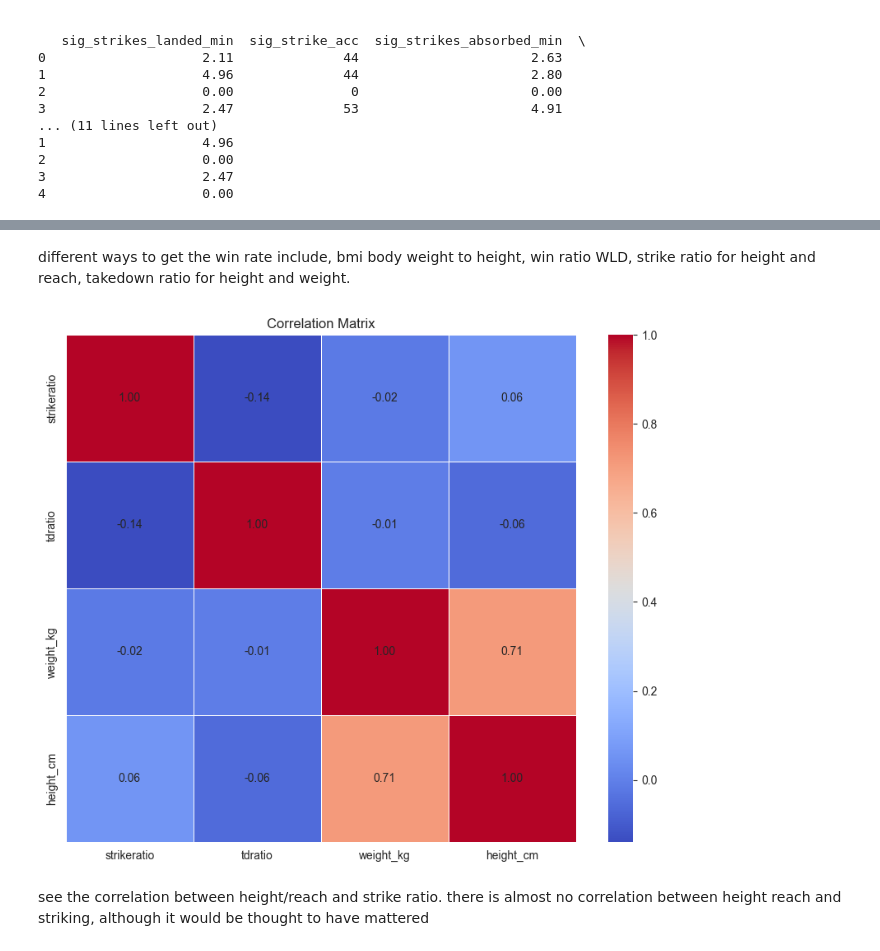
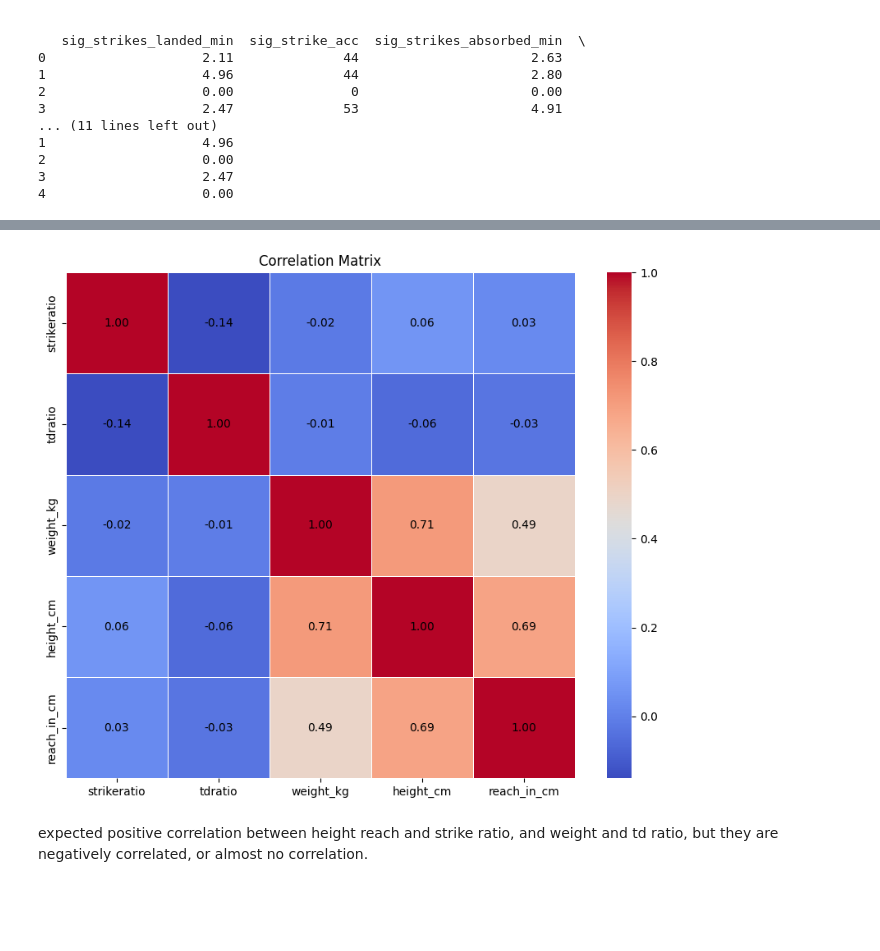
Before and after one commit to ImtiazAli1/INM701, a Jupyter notebook: cw.ipynb, the cells around one changed output, grey strips where cells are left out. Drawn from its saved outputs; the diff is of its cells as text; code cells hidden in the pictures; blank space fills up the shorter version.

```diff
--- a/cw.ipynb
+++ b/cw.ipynb
@@ -275,36 +249,32 @@ Uses a tree-like model to predict continuous values.
-# %% [markdown]
-different ways to get the win rate include, bmi body weight to height, win ratio WLD, strike ratio for height and reach, takedown ratio for height and weight.
 # %%
 import matplotlib.pyplot as plt
 import pandas as pd
 import os
 import seaborn as sns
 from datetime import datetime
 
 path = "."
 
 filename_read = os.path.join(path, "newufc.csv")
 df = pd.read_csv(filename_read, na_values=['NA', '?'])
 
 # Calculate strike ratio
 df['strikeratio'] = df['sig_strikes_landed_min'] / df['sig_strike_def']
 df['tdratio'] = df['avg_takedowns_landed_15_min'] / df['takedown_def']
 
 #Display the correlation matrix
-corr_matrix = df[['strikeratio', 'tdratio', 'weight_kg', 'height_cm']].corr()
+corr_matrix = df[['strikeratio', 'tdratio', 'weight_kg', 'height_cm','reach_in_cm']].corr()
 
 # Plot the correlation matrix using a heatmap
 plt.figure(figsize=(10, 8))
 sns.heatmap(corr_matrix, cmap='coolwarm', fmt='.2f', linewidths=.5)
 plt.title('Correlation Matrix')
 
 # Manually add annotations
 for i in range(len(corr_matrix)):
     for j in range(len(corr_matrix.columns)):
         plt.text(j + 0.5, i + 0.5, f"{corr_matrix.iloc[i, j]:.2f}", ha='center', va='center', fontsize=10)
 
 plt.show()
 # %% [output]
-[figure, old version]
+[figure, new version]
-# %% [markdown]
-see the correlation between height/reach and strike ratio. there is almost no correlation between height reach and striking, although it would be thought to have mattered
@@ -318,0 +281,2 @@ find scatter plot between reach + height weight and strike landed + takedown lan
+# %% [markdown]
+expected positive correlation between height reach and strike ratio, and weight and td ratio, but they are negatively correlated, or almost no correlation.
```
Also changed, not shown: parts of 5 cells of this notebook.
